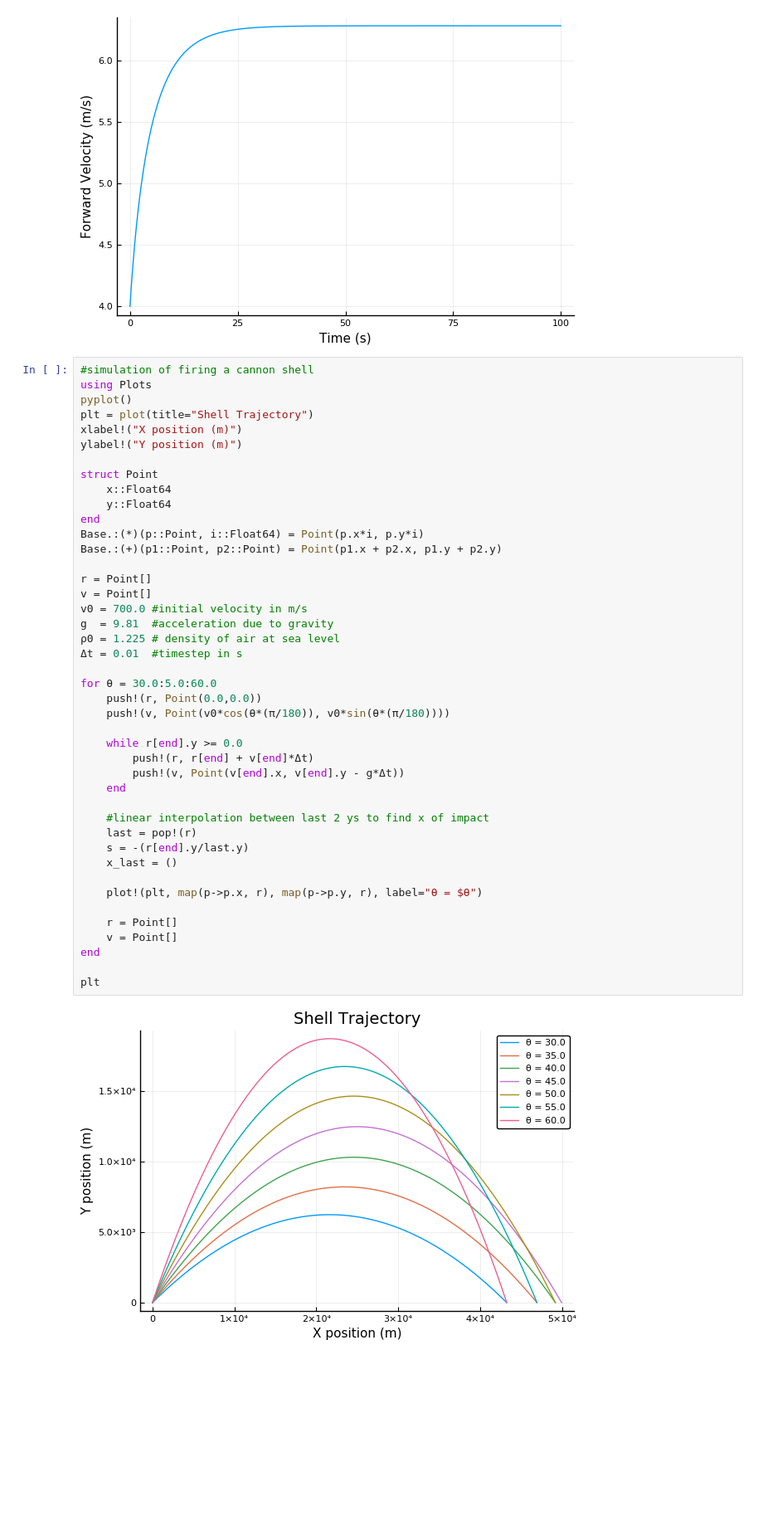
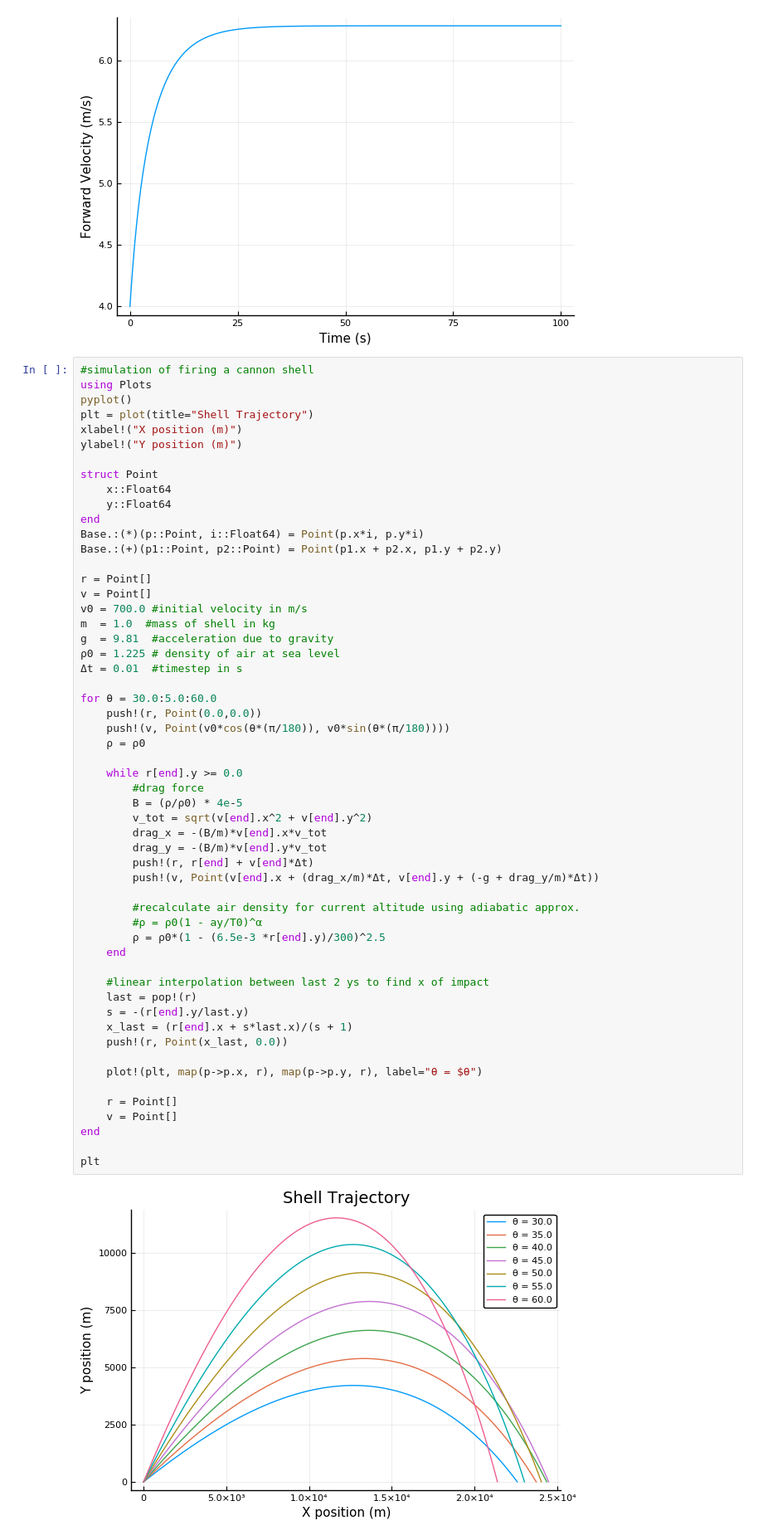
Before and after one commit to ddziubinski/Projectile_Motion, a Jupyter notebook: Projectile_Motion.ipynb, the cells around one changed output. Shown at 83% size. Saved outputs shown, nothing was run; the diff lists cells and outputs as text; blank space fills up the shorter version.

Commit message:
added air drag including altitude correction

```diff
--- a/Projectile_Motion.ipynb
+++ b/Projectile_Motion.ipynb
@@ -55,33 +55,45 @@ end
 Base.:(*)(p::Point, i::Float64) = Point(p.x*i, p.y*i)
 Base.:(+)(p1::Point, p2::Point) = Point(p1.x + p2.x, p1.y + p2.y)
 
 r = Point[]
 v = Point[]
 v0 = 700.0 #initial velocity in m/s
+m  = 1.0  #mass of shell in kg
 g  = 9.81  #acceleration due to gravity
 ρ0 = 1.225 # density of air at sea level
 Δt = 0.01  #timestep in s
 
 for θ = 30.0:5.0:60.0
     push!(r, Point(0.0,0.0))
     push!(v, Point(v0*cos(θ*(π/180)), v0*sin(θ*(π/180))))
+    ρ = ρ0
 
     while r[end].y >= 0.0
+        #drag force
+        B = (ρ/ρ0) * 4e-5
+        v_tot = sqrt(v[end].x^2 + v[end].y^2)
+        drag_x = -(B/m)*v[end].x*v_tot
+        drag_y = -(B/m)*v[end].y*v_tot
         push!(r, r[end] + v[end]*Δt)
-        push!(v, Point(v[end].x, v[end].y - g*Δt))
+        push!(v, Point(v[end].x + (drag_x/m)*Δt, v[end].y + (-g + drag_y/m)*Δt))
+
+        #recalculate air density for current altitude using adiabatic approx.
+        #ρ = ρ0(1 - ay/T0)^α
+        ρ = ρ0*(1 - (6.5e-3 *r[end].y)/300)^2.5
     end
 
     #linear interpolation between last 2 ys to find x of impact
     last = pop!(r)
     s = -(r[end].y/last.y)
-    x_last = ()
+    x_last = (r[end].x + s*last.x)/(s + 1)
+    push!(r, Point(x_last, 0.0))
 
     plot!(plt, map(p->p.x, r), map(p->p.y, r), label="θ = $θ")
 
     r = Point[]
     v = Point[]
 end
 
 plt
 # %% [output]
-[figure, old version]
+[figure, new version]
```
